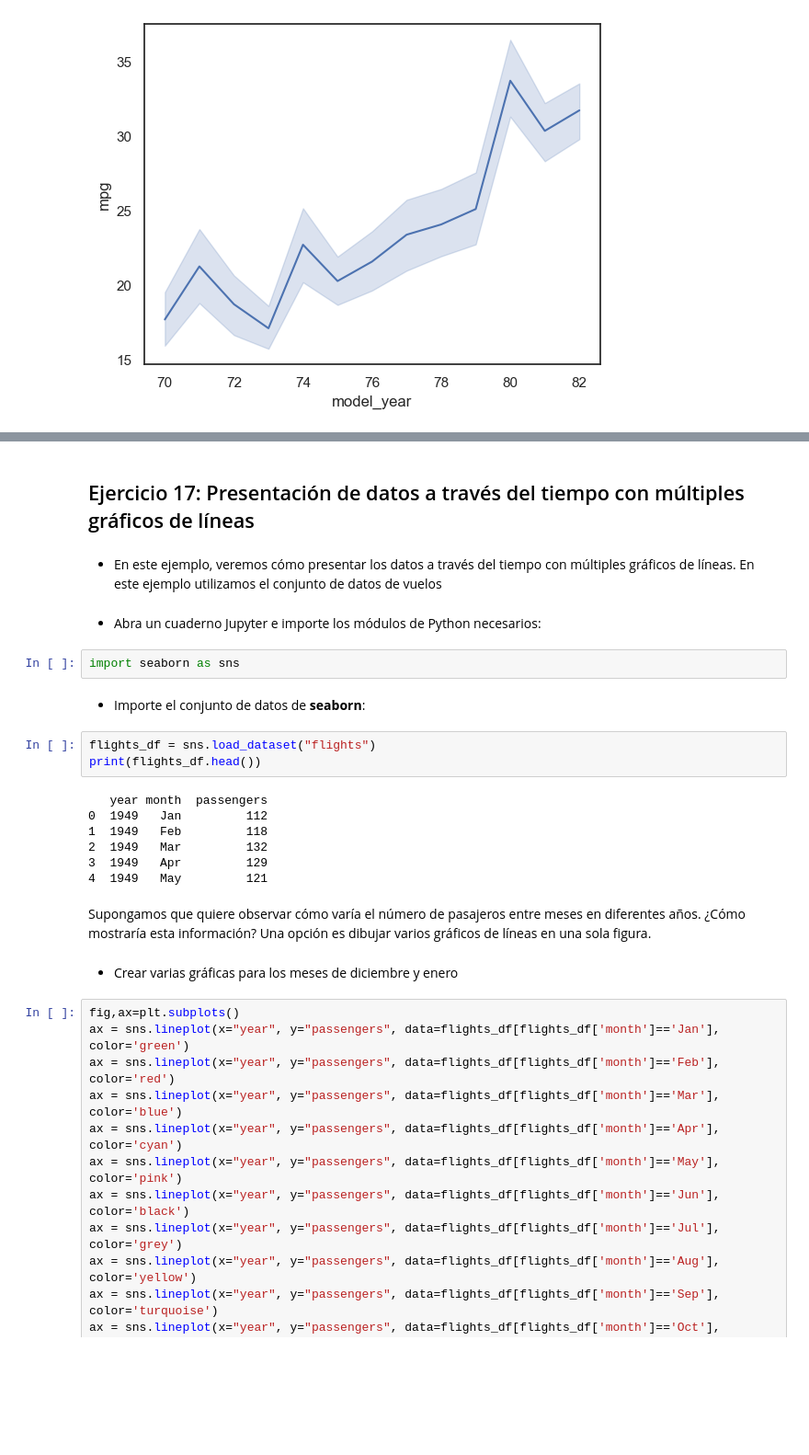
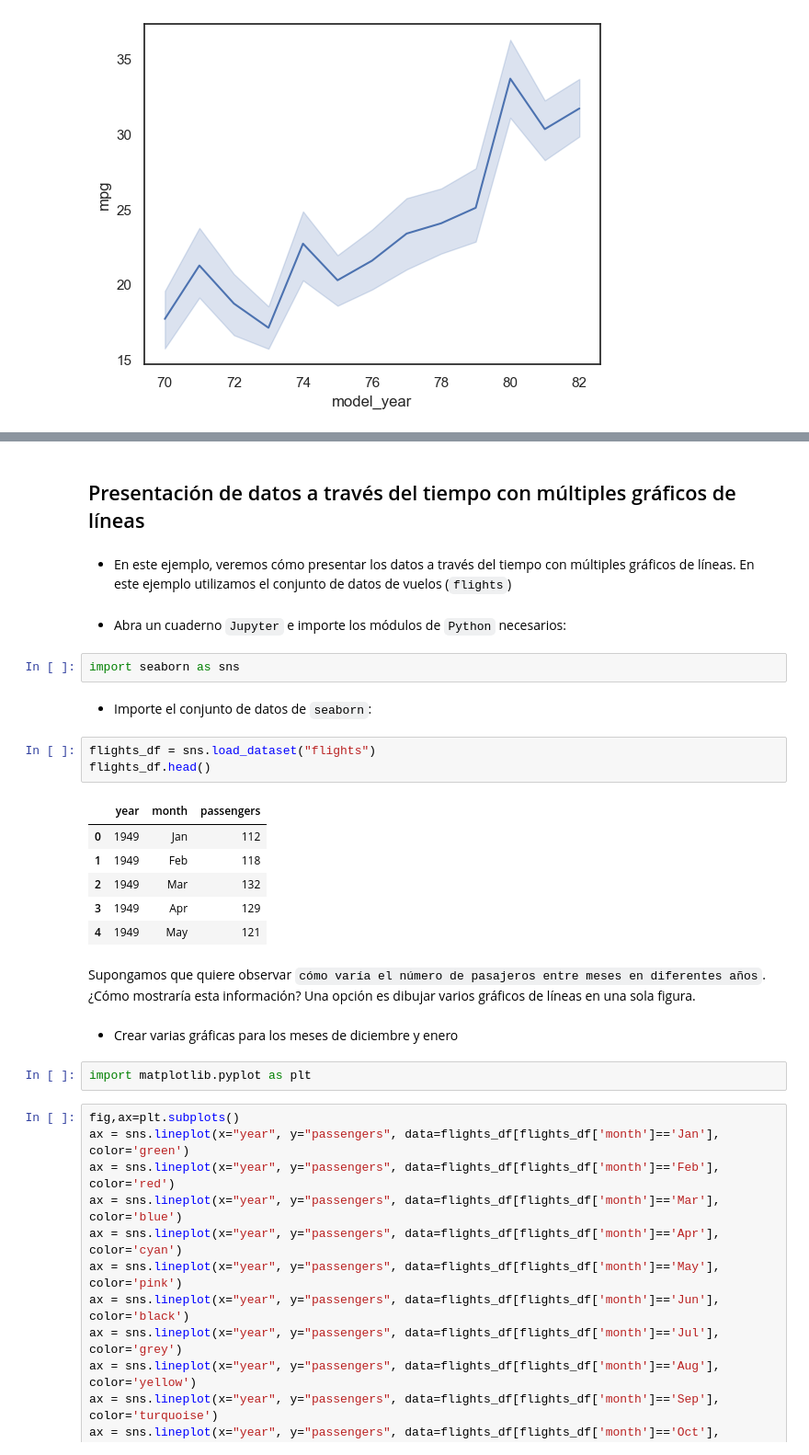
Before and after one commit to lihkir/DataVizPython, a Jupyter notebook: _sources/static_dataviz.ipynb, the cells around one changed output, grey strips where cells are left out. Shown at 92% size. Saved outputs shown, nothing was run; the diff lists cells and outputs as text; blank space fills up the shorter version.

```diff
--- a/_sources/static_dataviz.ipynb
+++ b/_sources/static_dataviz.ipynb
@@ -122,27 +147,29 @@ sns.lineplot(x="model_year", y="mpg", data=mpg_df, ci=68)
 # %% [markdown]
-## Ejercicio 17: Presentación de datos a través del tiempo con múltiples gráficos de líneas
+## Presentación de datos a través del tiempo con múltiples gráficos de líneas
 # %% [markdown]
-- En este ejemplo, veremos cómo presentar los datos a través del tiempo con múltiples gráficos de líneas. En este ejemplo utilizamos el conjunto de datos de vuelos
+- En este ejemplo, veremos cómo presentar los datos a través del tiempo con múltiples gráficos de líneas. En este ejemplo utilizamos el conjunto de datos de vuelos (`flights`)
 # %% [markdown]
-- Abra un cuaderno Jupyter e importe los módulos de Python necesarios:
+- Abra un cuaderno `Jupyter` e importe los módulos de `Python` necesarios:
 # %%
 import seaborn as sns
 # %% [markdown]
-- Importe el conjunto de datos de **seaborn**:
+- Importe el conjunto de datos de `seaborn`:
 # %%
 flights_df = sns.load_dataset("flights")
-print(flights_df.head())
+flights_df.head()
 # %% [output]
-   year month  passengers
-0  1949   Jan         112
-1  1949   Feb         118
-2  1949   Mar         132
-3  1949   Apr         129
-4  1949   May         121
+|  | year | month | passengers |
+| 0 | 1949 | Jan | 112 |
+| 1 | 1949 | Feb | 118 |
+| 2 | 1949 | Mar | 132 |
+| 3 | 1949 | Apr | 129 |
+| 4 | 1949 | May | 121 |
 # %% [markdown]
-Supongamos que quiere observar cómo varía el número de pasajeros entre meses en diferentes años. ¿Cómo mostraría esta información? Una opción es dibujar varios gráficos de líneas en una sola figura.
+Supongamos que quiere observar `cómo varía el número de pasajeros entre meses en diferentes años`. ¿Cómo mostraría esta información? Una opción es dibujar varios gráficos de líneas en una sola figura.
 # %% [markdown]
 - Crear varias gráficas para los meses de diciembre y enero
+# %%
+import matplotlib.pyplot as plt
 # %%
 fig,ax=plt.subplots()
 ax = sns.lineplot(x="year", y="passengers", data=flights_df[flights_df['month']=='Jan'], color='green')
```
Also changed, not shown: parts of 110 cells of this notebook, 35 other files.
